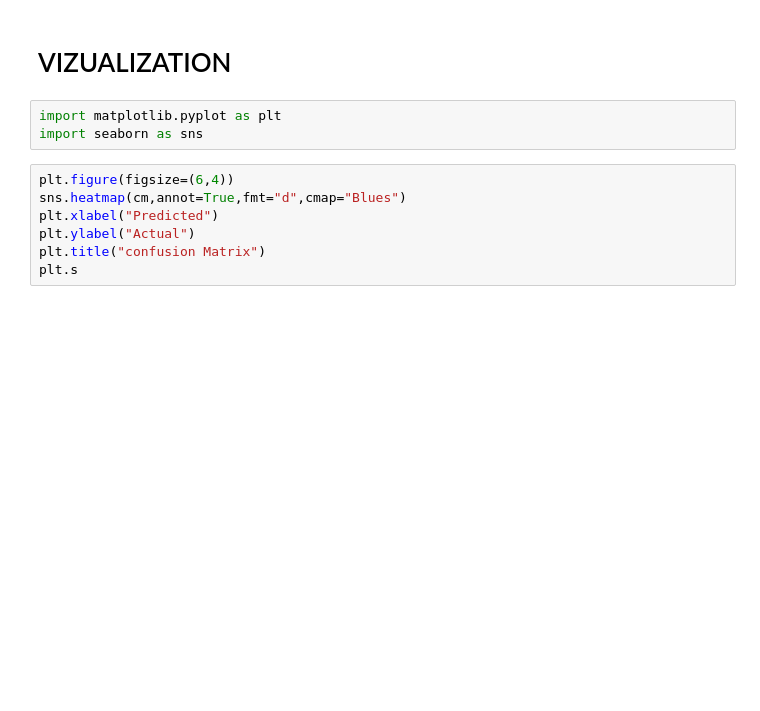
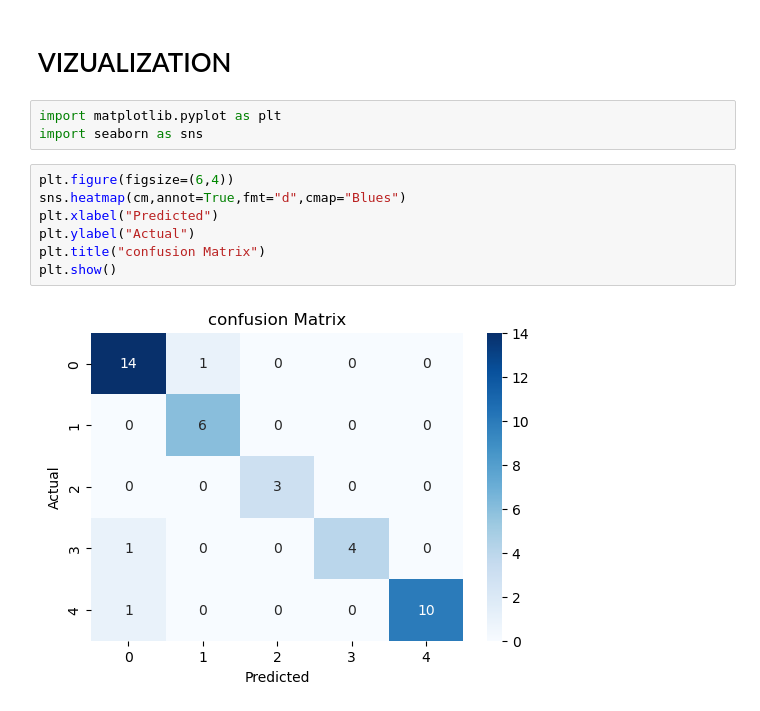
Before and after one commit to gyana10/ML_projects, a Jupyter notebook: Classification/Logistic_regression.ipynb, the cells around one changed output. Saved outputs shown, nothing was run; the diff lists cells and outputs as text; blank space fills up the shorter version.

```diff
--- a/Classification/Logistic_regression.ipynb
+++ b/Classification/Logistic_regression.ipynb
@@ -121,7 +121,9 @@ import seaborn as sns
 # %%
 plt.figure(figsize=(6,4))
 sns.heatmap(cm,annot=True,fmt="d",cmap="Blues")
 plt.xlabel("Predicted")
 plt.ylabel("Actual")
 plt.title("confusion Matrix")
-plt.s
+plt.show()
+# %% [output]
+[figure, added]
```
Also changed, not shown: 1 other file.
